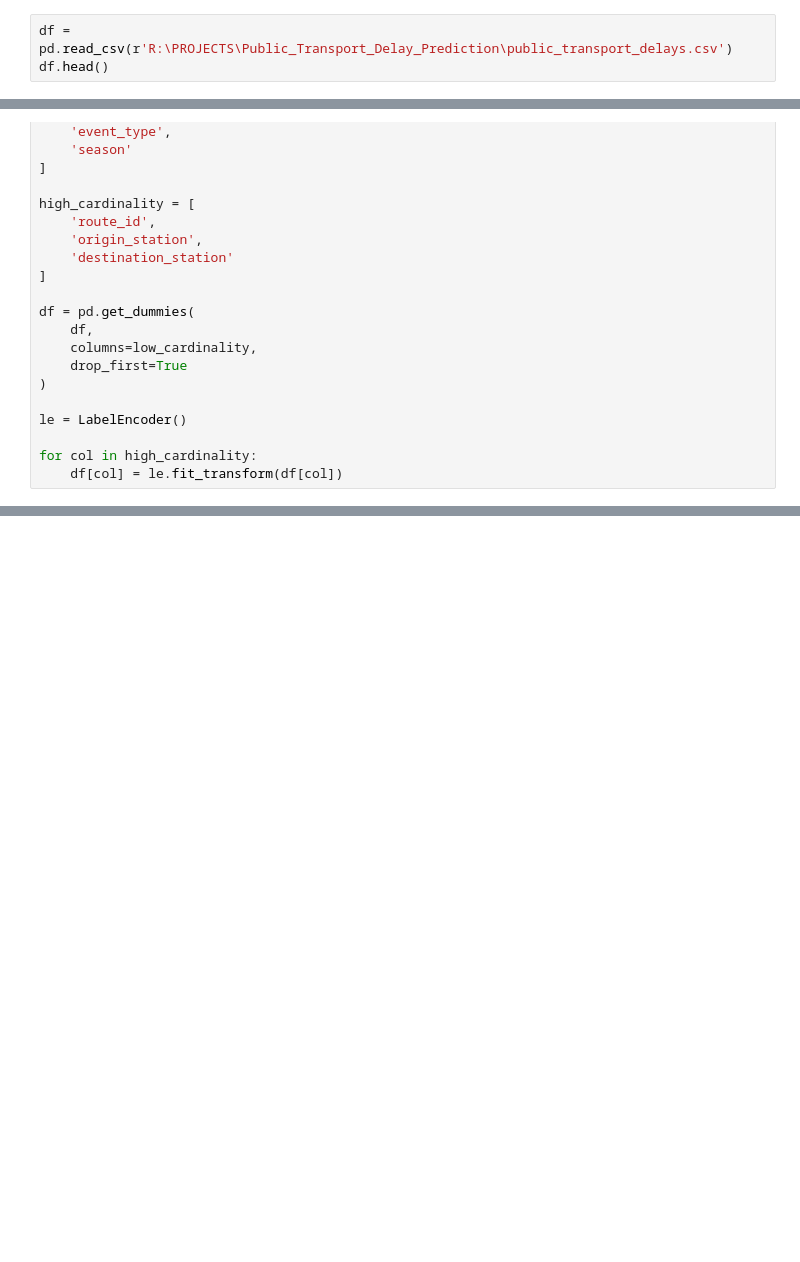
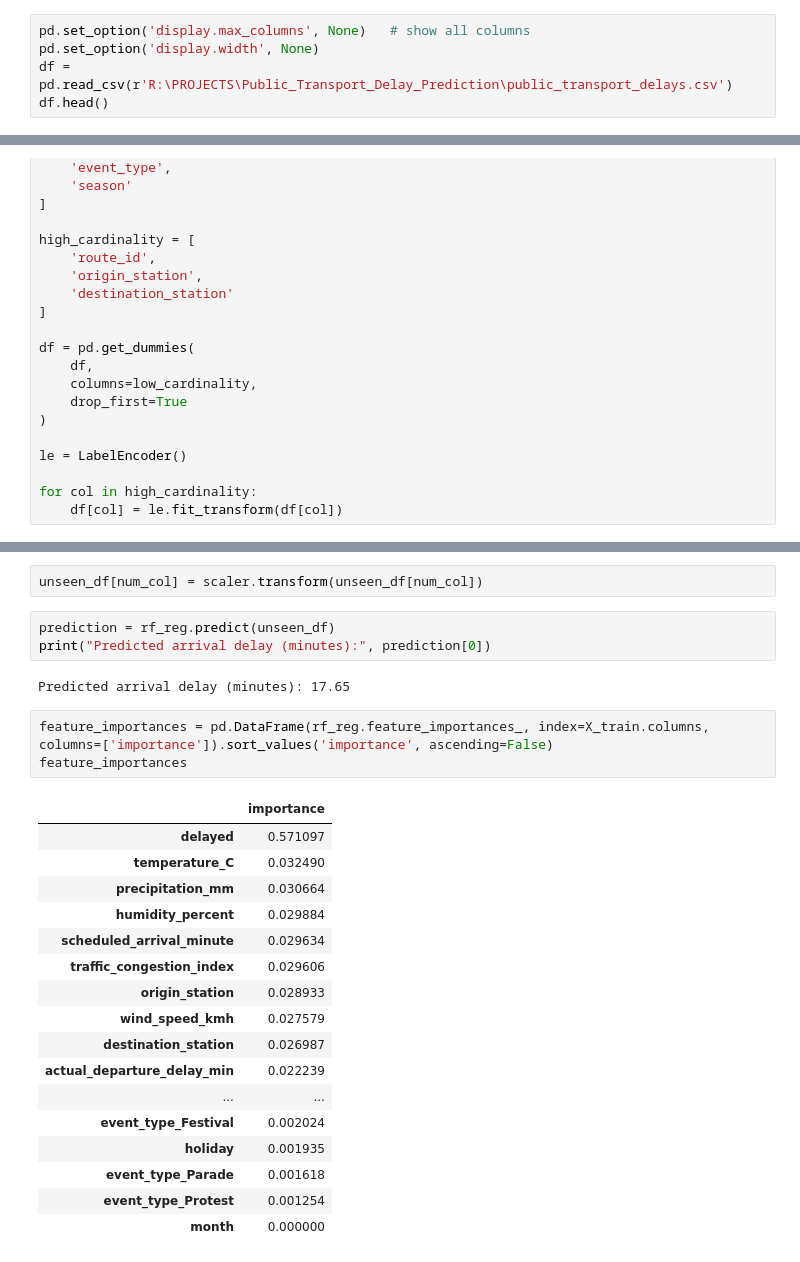
Before and after one commit to rahulghoshal/Public_Transport_Delay_Prediction, a Jupyter notebook: delay_time_prediction.ipynb, the cells around one changed output, grey strips where cells are left out. Drawn from its saved outputs; the diff is of its cells as text; blank space fills up the shorter version.

```diff
--- a/delay_time_prediction.ipynb
+++ b/delay_time_prediction.ipynb
@@ -8,6 +8,8 @@ from sklearn.model_selection import cross_val_score
 from sklearn.preprocessing import LabelEncoder
 from sklearn.preprocessing import StandardScaler
 # %%
+pd.set_option('display.max_columns', None)   # show all columns
+pd.set_option('display.width', None)
 df = pd.read_csv(r'R:\PROJECTS\Public_Transport_Delay_Prediction\public_transport_delays.csv')
 df.head()
 # %% [output]
@@ -223,0 +326,28 @@ Cross-Validation R-squared Scores: -0.04426057354888076
+# %%
+unseen_df[num_col] = scaler.transform(unseen_df[num_col])
+# %%
+prediction = rf_reg.predict(unseen_df)
+print("Predicted arrival delay (minutes):", prediction[0])
+# %% [output]
+Predicted arrival delay (minutes): 17.65
+# %%
+feature_importances = pd.DataFrame(rf_reg.feature_importances_, index=X_train.columns, columns=['importance']).sort_values('importance', ascending=False)
+feature_importances
+# %% [output]
+|  | importance |
+| delayed | 0.571097 |
+| temperature_C | 0.032490 |
+| precipitation_mm | 0.030664 |
+| humidity_percent | 0.029884 |
+| scheduled_arrival_minute | 0.029634 |
+| traffic_congestion_index | 0.029606 |
+| origin_station | 0.028933 |
+| wind_speed_kmh | 0.027579 |
+| destination_station | 0.026987 |
+| actual_departure_delay_min | 0.022239 |
+| ... | ... |
+| event_type_Festival | 0.002024 |
+| holiday | 0.001935 |
+| event_type_Parade | 0.001618 |
+| event_type_Protest | 0.001254 |
+| month | 0.000000 |
```
Also changed, not shown: parts of 16 cells of this notebook.
